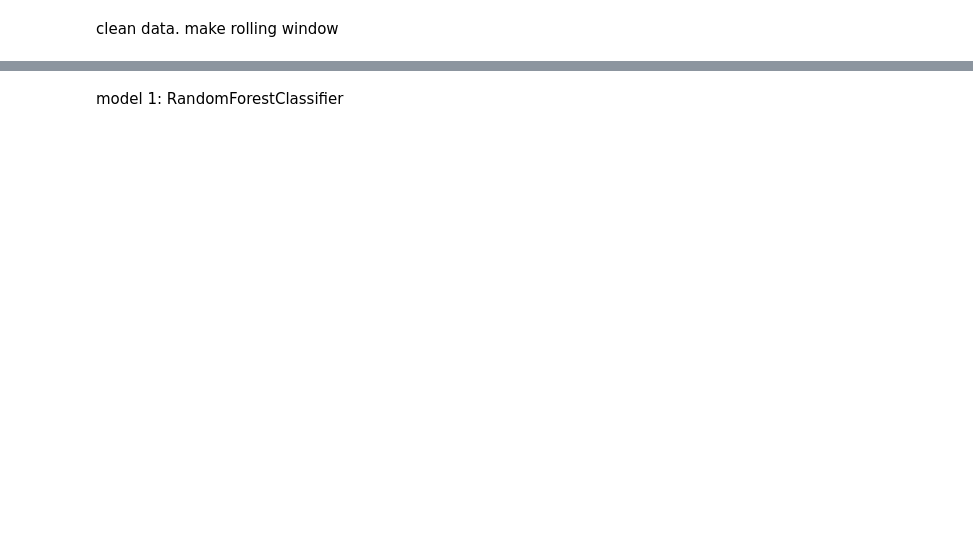
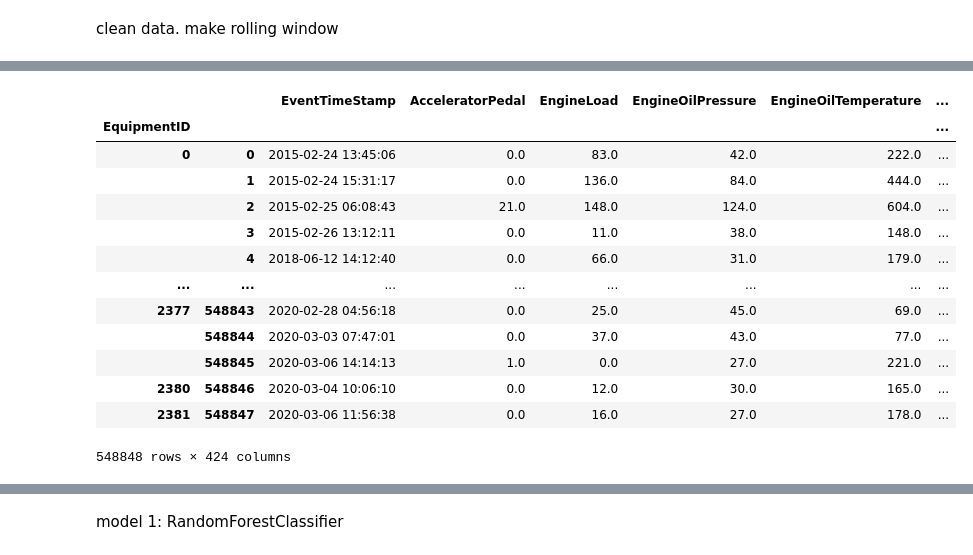
Before and after one commit to nss-data-science-cohort-6/big_g_express-player_one_big_g_express, a Jupyter notebook: big_G_RandomForestClassifier.ipynb, the cells around one changed output, grey strips where cells are left out. Saved outputs shown, nothing was run; the diff lists cells and outputs as text; code cells hidden in the pictures; blank space fills up the shorter version.

```diff
--- a/big_G_RandomForestClassifier.ipynb
+++ b/big_G_RandomForestClassifier.ipynb
@@ -41,11 +79,11 @@ full_derates_seasons = full_derates_seasons.fillna(0).astype(int)
 # %%
-full_derates_seasons_dum = pd.get_dummies(data=full_derates_seasons.loc[:, ['spn',
-
-                                                                            #'AcceleratorPedal',
-                                                                            #'EngineRpm',
-                                                                            'EquipmentID',
-                                                                            #'EngineOilTemperature',
-                                                                            #'EngineLoad',
-                                                                            #'EngineOilPressure',
-                                                                            'fmi'
-                                                                           ]], columns=['spn'])
+fd_dum =pd.get_dummies(data=fd.loc[:, ['EventTimeStamp',
+                                       'spn',
+                                       'AcceleratorPedal',
+                                       'EngineRpm',
+                                       'EquipmentID',
+                                       'EngineOilTemperature',
+                                       'EngineLoad',
+                                       'EngineOilPressure',
+                                       'fmi']],
+                           columns=['spn']).sort_values(['EquipmentID', 'EventTimeStamp']).reset_index(drop = True)
@@ -54,6 +90,23 @@ full_derates_seasons_dum = full_derates_seasons_dum.replace({'unknown': '0'})
 # %%
-full_derates_rolling = (full_derates_seasons_dum
-                  .groupby(by = 'EquipmentID')
-                        .rolling(window = 1)
+fd_rolling = (fd_dum
+              .groupby('EquipmentID')
+                        .rolling(window = '1D', on = 'EventTimeStamp')
                         .sum()
                  )
+# %%
+fd_rolling
+# %% [output]
+|  |  | EventTimeStamp | AcceleratorPedal | EngineLoad | EngineOilPressure | EngineOilTemperature | ... |
+| EquipmentID |  |  |  |  |  |  | ... |
+| 0 | 0 | 2015-02-24 13:45:06 | 0.0 | 83.0 | 42.0 | 222.0 | ... |
+|  | 1 | 2015-02-24 15:31:17 | 0.0 | 136.0 | 84.0 | 444.0 | ... |
+|  | 2 | 2015-02-25 06:08:43 | 21.0 | 148.0 | 124.0 | 604.0 | ... |
+|  | 3 | 2015-02-26 13:12:11 | 0.0 | 11.0 | 38.0 | 148.0 | ... |
+|  | 4 | 2018-06-12 14:12:40 | 0.0 | 66.0 | 31.0 | 179.0 | ... |
+| ... | ... | ... | ... | ... | ... | ... | ... |
+| 2377 | 548843 | 2020-02-28 04:56:18 | 0.0 | 25.0 | 45.0 | 69.0 | ... |
+|  | 548844 | 2020-03-03 07:47:01 | 0.0 | 37.0 | 43.0 | 77.0 | ... |
+|  | 548845 | 2020-03-06 14:14:13 | 1.0 | 0.0 | 27.0 | 221.0 | ... |
+| 2380 | 548846 | 2020-03-04 10:06:10 | 0.0 | 12.0 | 30.0 | 165.0 | ... |
+| 2381 | 548847 | 2020-03-06 11:56:38 | 0.0 | 16.0 | 27.0 | 178.0 | ... |
+548848 rows × 424 columns
```
Also changed, not shown: parts of 24 cells of this notebook.
